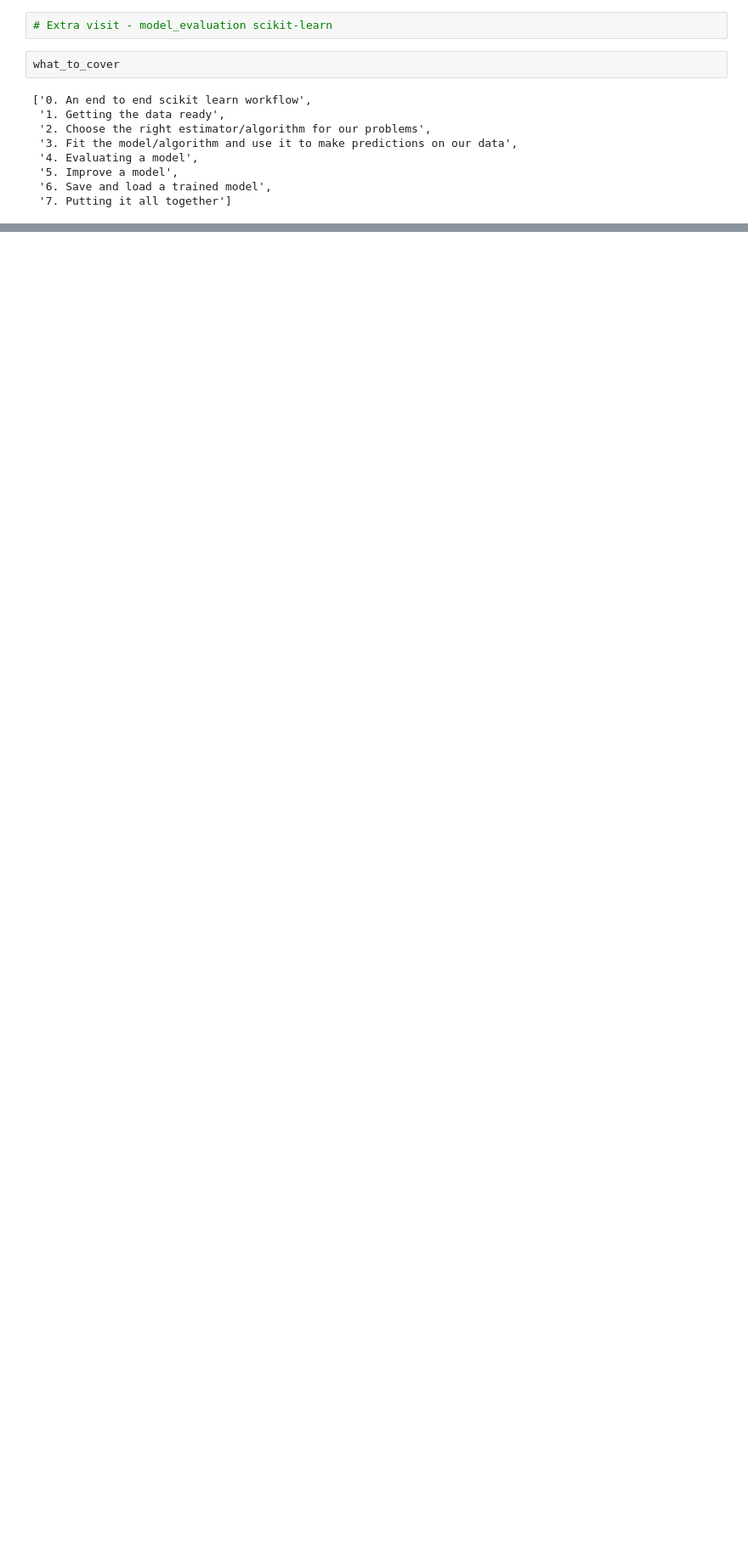
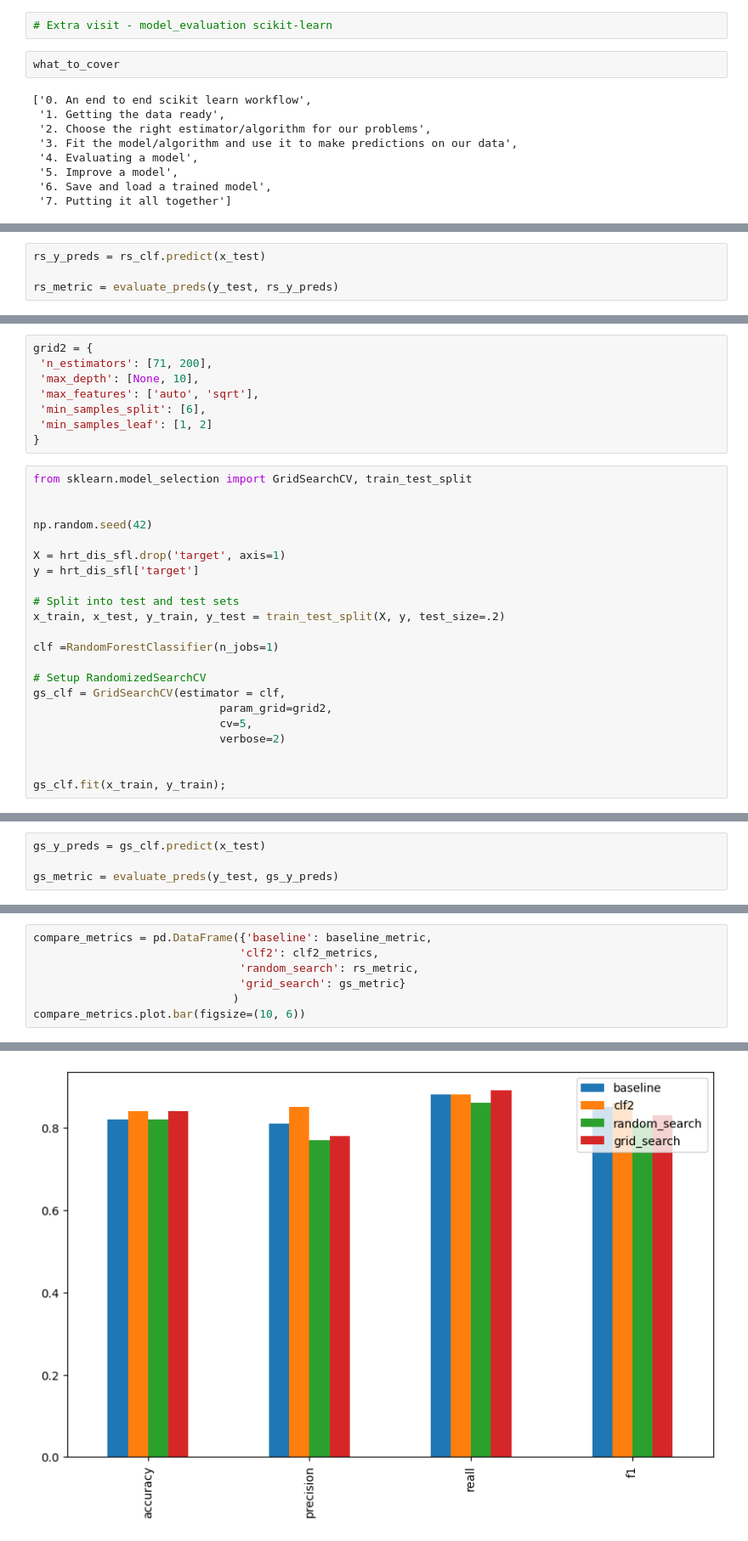
Before and after one commit to oitik/Machine_learning, a Jupyter notebook: intoduction-to-scikit-learn.ipynb, the cells around one changed output, grey strips where cells are left out. Shown: that part at 85% size. Saved outputs shown, nothing was run; the diff lists cells and outputs as text; blank space fills up the shorter version.

Commit message:
putting an end to the `improve a model` section
--oitik

```diff
--- a/intoduction-to-scikit-learn.ipynb
+++ b/intoduction-to-scikit-learn.ipynb
@@ -1344,0 +1829,4 @@ what_to_cover
+# %%
+rs_y_preds = rs_clf.predict(x_test)
+
+rs_metric = evaluate_preds(y_test, rs_y_preds)
@@ -1344,0 +1853,30 @@ what_to_cover
+# %%
+grid2 = {
+ 'n_estimators': [71, 200],
+ 'max_depth': [None, 10],
+ 'max_features': ['auto', 'sqrt'],
+ 'min_samples_split': [6],
+ 'min_samples_leaf': [1, 2]
+}
+# %%
+from sklearn.model_selection import GridSearchCV, train_test_split
+
+
+np.random.seed(42)
+
+X = hrt_dis_sfl.drop('target', axis=1)
+y = hrt_dis_sfl['target']
+
+# Split into test and test sets
+x_train, x_test, y_train, y_test = train_test_split(X, y, test_size=.2)
+
+clf =RandomForestClassifier(n_jobs=1)
+
+# Setup RandomizedSearchCV
+gs_clf = GridSearchCV(estimator = clf,
+                            param_grid=grid2,
+                            cv=5,
+                            verbose=2)
+
+
+gs_clf.fit(x_train, y_train);
@@ -1344,0 +1964,4 @@ what_to_cover
+# %%
+gs_y_preds = gs_clf.predict(x_test)
+
+gs_metric = evaluate_preds(y_test, gs_y_preds)
@@ -1344,0 +1980,8 @@ what_to_cover
+# %%
+compare_metrics = pd.DataFrame({'baseline': baseline_metric,
+                               'clf2': clf2_metrics,
+                               'random_search': rs_metric,
+                               'grid_search': gs_metric}
+                              )
+compare_metrics.plot.bar(figsize=(10, 6))
+# %% [output]
@@ -1344,0 +1989 @@ what_to_cover
+[figure, added]
```
Also changed, not shown: parts of 58 cells of this notebook.
